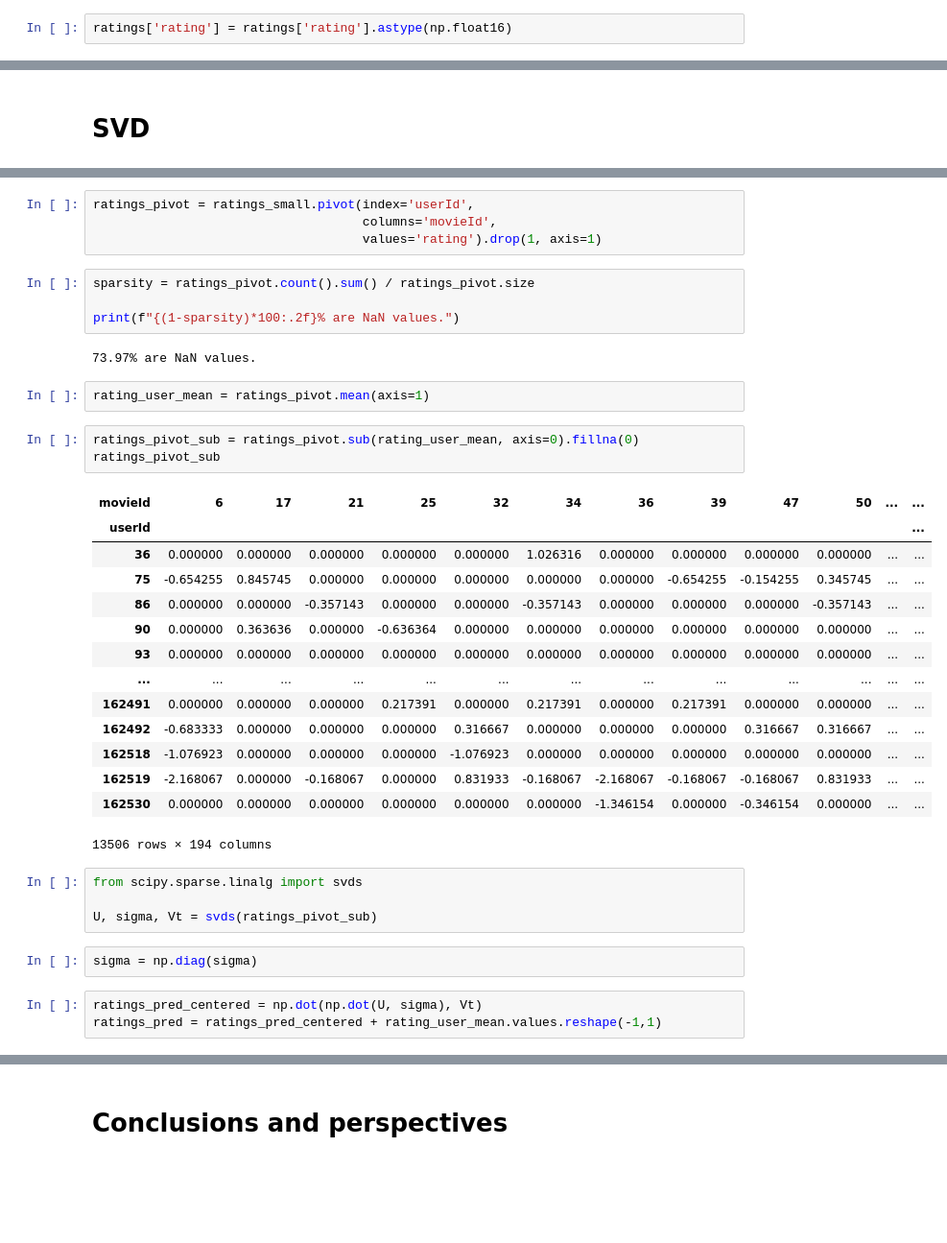
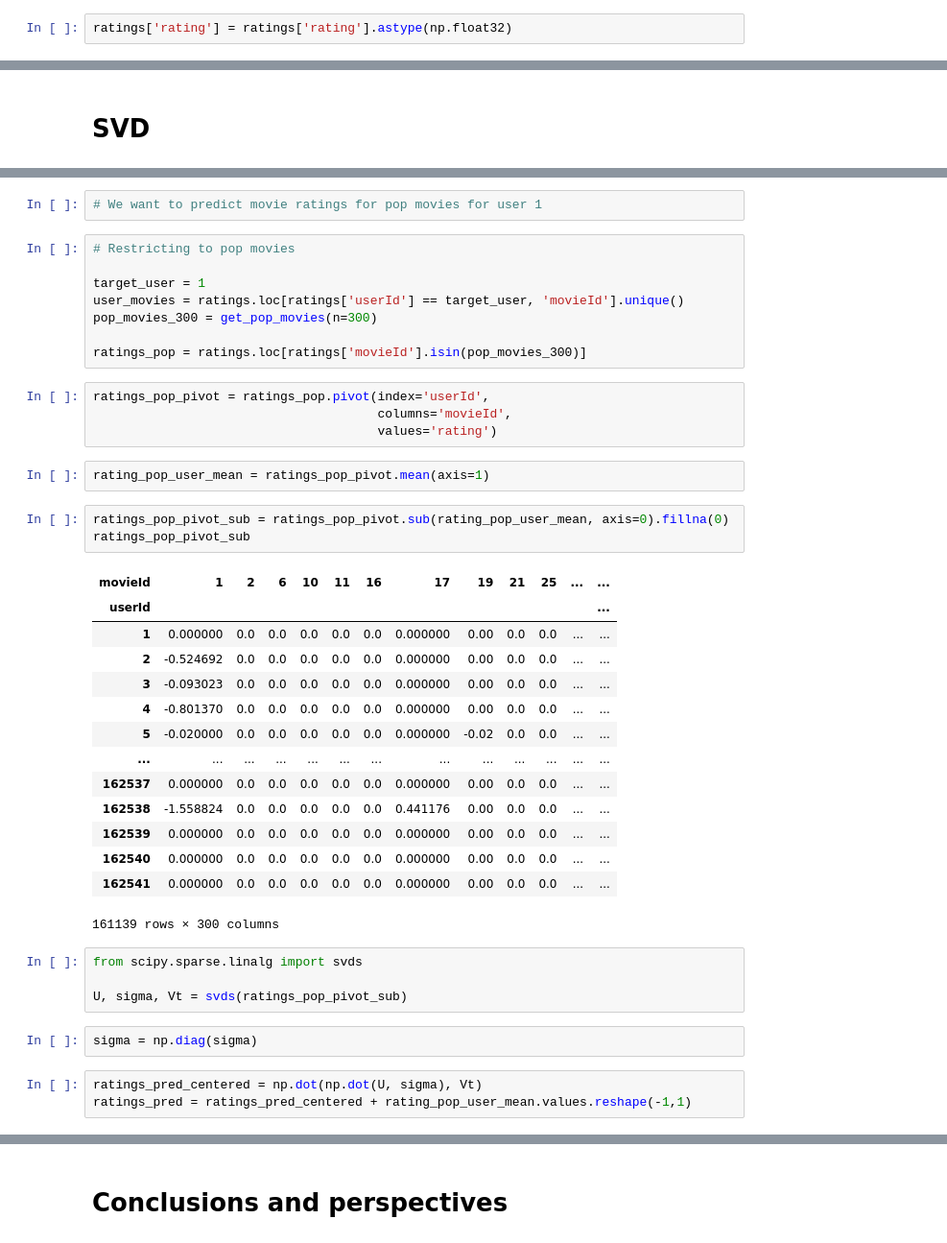
Before and after one commit to franklinzppa/movie-recommendation, a Jupyter notebook: notebooks/recommendation.ipynb, the cells around one changed output, grey strips where cells are left out. Shown at 96% size. Drawn from its saved outputs; the diff is of its cells as text; blank space fills up the shorter version.

```diff
--- a/notebooks/recommendation.ipynb
+++ b/notebooks/recommendation.ipynb
@@ -146,7 +146,7 @@ movies = movies.set_index('movieId')
 
 ratings = ratings.drop('timestamp', axis=1)
 # %%
-ratings['rating'] = ratings['rating'].astype(np.float16)
+ratings['rating'] = ratings['rating'].astype(np.float32)
 # %%
 movies.head()
 # %% [output]
@@ -665,40 +738,44 @@ ratings_small = ratings.loc[(ratings['userId'].isin(similar_users)) & (ratings['
+# %%
+# We want to predict movie ratings for pop movies for user 1
+# %%
+# Restricting to pop movies
+
+target_user = 1
+user_movies = ratings.loc[ratings['userId'] == target_user, 'movieId'].unique()
+pop_movies_300 = get_pop_movies(n=300)
+
+ratings_pop = ratings.loc[ratings['movieId'].isin(pop_movies_300)]
 # %%
-ratings_pivot = ratings_small.pivot(index='userId',
-                                    columns='movieId',
-                                    values='rating').drop(1, axis=1)
+ratings_pop_pivot = ratings_pop.pivot(index='userId',
+                                      columns='movieId',
+                                      values='rating')
-# %%
-sparsity = ratings_pivot.count().sum() / ratings_pivot.size
-
-print(f"{(1-sparsity)*100:.2f}% are NaN values.")
-# %% [output]
-73.97% are NaN values.
 # %%
-rating_user_mean = ratings_pivot.mean(axis=1)
+rating_pop_user_mean = ratings_pop_pivot.mean(axis=1)
 # %%
-ratings_pivot_sub = ratings_pivot.sub(rating_user_mean, axis=0).fillna(0)
-ratings_pivot_sub
+ratings_pop_pivot_sub = ratings_pop_pivot.sub(rating_pop_user_mean, axis=0).fillna(0)
+ratings_pop_pivot_sub
 # %% [output]
-| movieId | 6 | 17 | 21 | 25 | 32 | 34 | 36 | 39 | 47 | 50 | ... | ... |
+| movieId | 1 | 2 | 6 | 10 | 11 | 16 | 17 | 19 | 21 | 25 | ... | ... |
 | userId |  |  |  |  |  |  |  |  |  |  |  | ... |
-| 36 | 0.000000 | 0.000000 | 0.000000 | 0.000000 | 0.000000 | 1.026316 | 0.000000 | 0.000000 | 0.000000 | 0.000000 | ... | ... |
-| 75 | -0.654255 | 0.845745 | 0.000000 | 0.000000 | 0.000000 | 0.000000 | 0.000000 | -0.654255 | -0.154255 | 0.345745 | ... | ... |
-| 86 | 0.000000 | 0.000000 | -0.357143 | 0.000000 | 0.000000 | -0.357143 | 0.000000 | 0.000000 | 0.000000 | -0.357143 | ... | ... |
-| 90 | 0.000000 | 0.363636 | 0.000000 | -0.636364 | 0.000000 | 0.000000 | 0.000000 | 0.000000 | 0.000000 | 0.000000 | ... | ... |
-| 93 | 0.000000 | 0.000000 | 0.000000 | 0.000000 | 0.000000 | 0.000000 | 0.000000 | 0.000000 | 0.000000 | 0.000000 | ... | ... |
+| 1 | 0.000000 | 0.0 | 0.0 | 0.0 | 0.0 | 0.0 | 0.000000 | 0.00 | 0.0 | 0.0 | ... | ... |
+| 2 | -0.524692 | 0.0 | 0.0 | 0.0 | 0.0 | 0.0 | 0.000000 | 0.00 | 0.0 | 0.0 | ... | ... |
+| 3 | -0.093023 | 0.0 | 0.0 | 0.0 | 0.0 | 0.0 | 0.000000 | 0.00 | 0.0 | 0.0 | ... | ... |
+| 4 | -0.801370 | 0.0 | 0.0 | 0.0 | 0.0 | 0.0 | 0.000000 | 0.00 | 0.0 | 0.0 | ... | ... |
+| 5 | -0.020000 | 0.0 | 0.0 | 0.0 | 0.0 | 0.0 | 0.000000 | -0.02 | 0.0 | 0.0 | ... | ... |
 | ... | ... | ... | ... | ... | ... | ... | ... | ... | ... | ... | ... | ... |
-| 162491 | 0.000000 | 0.000000 | 0.000000 | 0.217391 | 0.000000 | 0.217391 | 0.000000 | 0.217391 | 0.000000 | 0.000000 | ... | ... |
-| 162492 | -0.683333 | 0.000000 | 0.000000 | 0.000000 | 0.316667 | 0.000000 | 0.000000 | 0.000000 | 0.316667 | 0.316667 | ... | ... |
-| 162518 | -1.076923 | 0.000000 | 0.000000 | 0.000000 | -1.076923 | 0.000000 | 0.000000 | 0.000000 | 0.000000 | 0.000000 | ... | ... |
-| 162519 | -2.168067 | 0.000000 | -0.168067 | 0.000000 | 0.831933 | -0.168067 | -2.168067 | -0.168067 | -0.168067 | 0.831933 | ... | ... |
-| 162530 | 0.000000 | 0.000000 | 0.000000 | 0.000000 | 0.000000 | 0.000000 | -1.346154 | 0.000000 | -0.346154 | 0.000000 | ... | ... |
+| 162537 | 0.000000 | 0.0 | 0.0 | 0.0 | 0.0 | 0.0 | 0.000000 | 0.00 | 0.0 | 0.0 | ... | ... |
+| 162538 | -1.558824 | 0.0 | 0.0 | 0.0 | 0.0 | 0.0 | 0.441176 | 0.00 | 0.0 | 0.0 | ... | ... |
+| 162539 | 0.000000 | 0.0 | 0.0 | 0.0 | 0.0 | 0.0 | 0.000000 | 0.00 | 0.0 | 0.0 | ... | ... |
+| 162540 | 0.000000 | 0.0 | 0.0 | 0.0 | 0.0 | 0.0 | 0.000000 | 0.00 | 0.0 | 0.0 | ... | ... |
+| 162541 | 0.000000 | 0.0 | 0.0 | 0.0 | 0.0 | 0.0 | 0.000000 | 0.00 | 0.0 | 0.0 | ... | ... |
-13506 rows × 194 columns
+161139 rows × 300 columns
 # %%
 from scipy.sparse.linalg import svds
 
-U, sigma, Vt = svds(ratings_pivot_sub)
+U, sigma, Vt = svds(ratings_pop_pivot_sub)
 # %%
 sigma = np.diag(sigma)
 # %%
 ratings_pred_centered = np.dot(np.dot(U, sigma), Vt)
-ratings_pred = ratings_pred_centered + rating_user_mean.values.reshape(-1,1)
+ratings_pred = ratings_pred_centered + rating_pop_user_mean.values.reshape(-1,1)
 # %%
```
Also changed, not shown: parts of 58 cells of this notebook.
